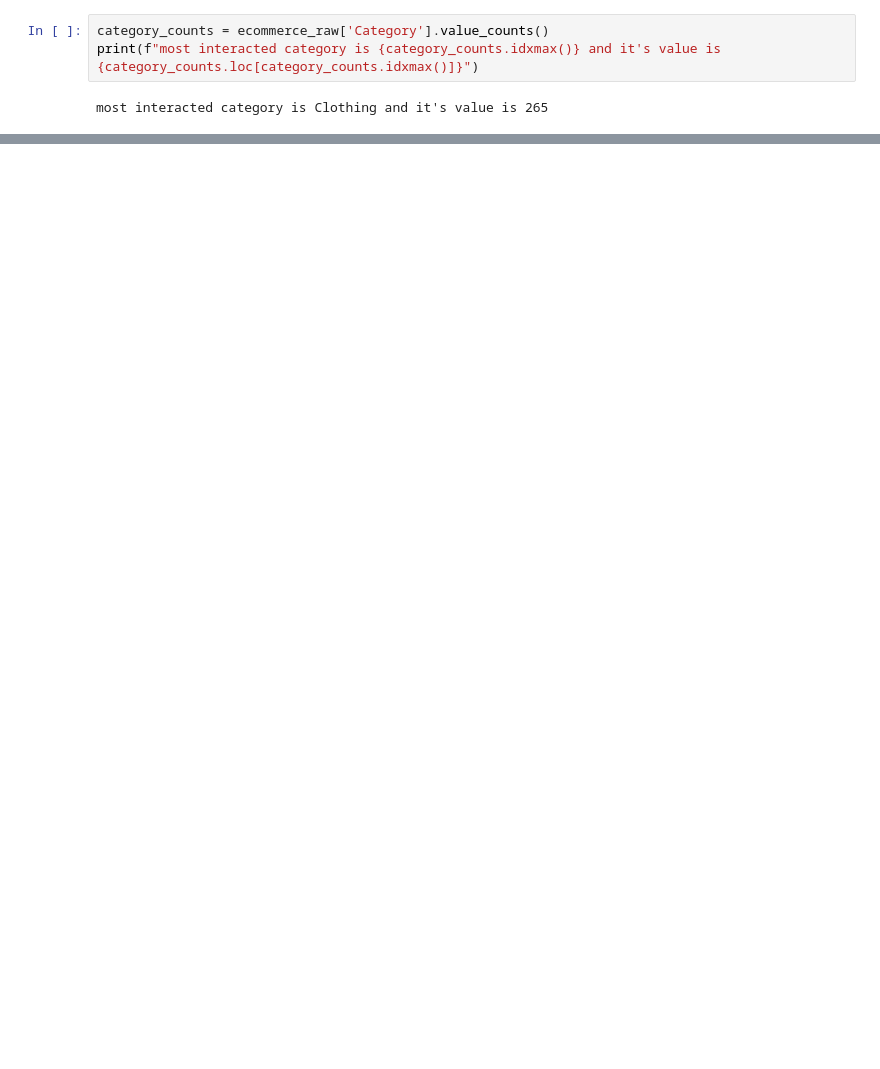
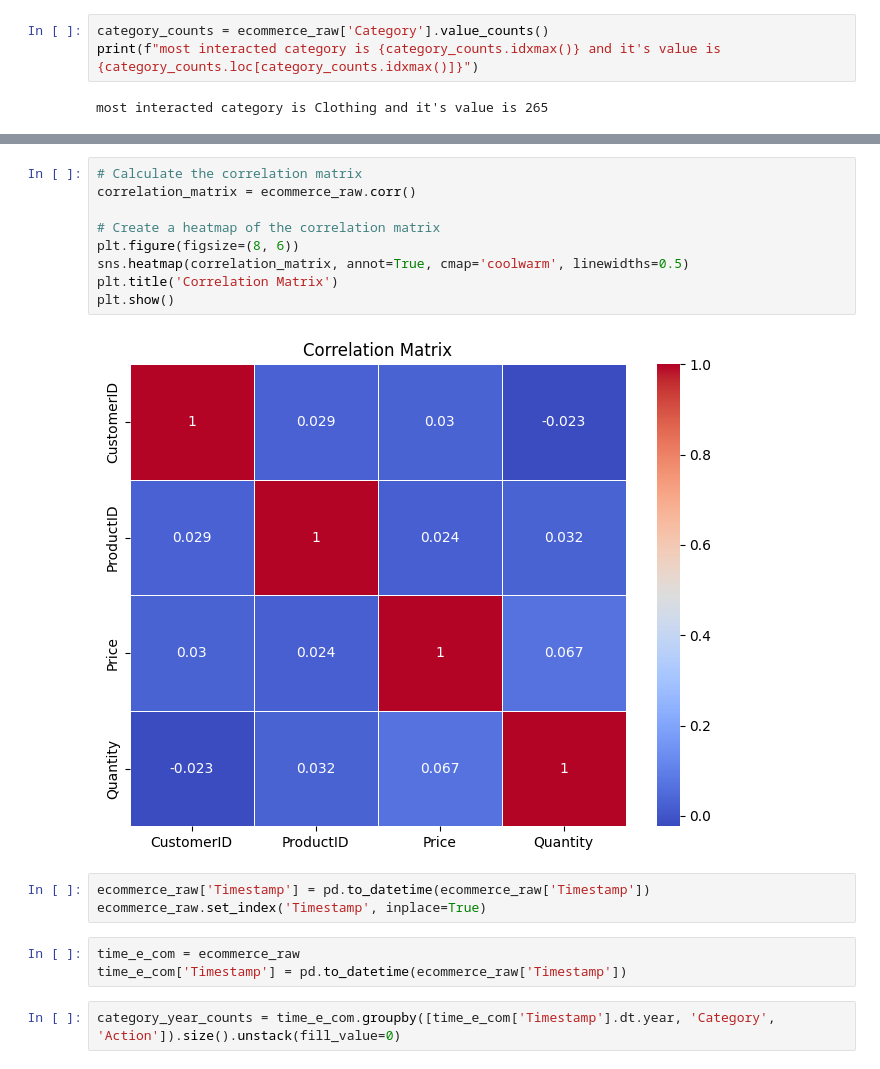
Before and after one commit to akib1162100/ML_base, a Jupyter notebook: ML_intro_asg_2.ipynb, the cells around one changed output, grey strips where cells are left out. Drawn from its saved outputs; the diff is of its cells as text; blank space fills up the shorter version.

```diff
--- a/ML_intro_asg_2.ipynb
+++ b/ML_intro_asg_2.ipynb
@@ -161,0 +278,19 @@ most pricy category is Electronics and it's value is 64283.52246876539
+# %%
+# Calculate the correlation matrix
+correlation_matrix = ecommerce_raw.corr()
+
+# Create a heatmap of the correlation matrix
+plt.figure(figsize=(8, 6))
+sns.heatmap(correlation_matrix, annot=True, cmap='coolwarm', linewidths=0.5)
+plt.title('Correlation Matrix')
+plt.show()
+# %% [output]
+[figure, added]
+# %%
+ecommerce_raw['Timestamp'] = pd.to_datetime(ecommerce_raw['Timestamp'])
+ecommerce_raw.set_index('Timestamp', inplace=True)
+# %%
+time_e_com = ecommerce_raw
+time_e_com['Timestamp'] = pd.to_datetime(ecommerce_raw['Timestamp'])
+# %%
+category_year_counts = time_e_com.groupby([time_e_com['Timestamp'].dt.year, 'Category', 'Action']).size().unstack(fill_value=0)
```
Also changed, not shown: parts of 25 cells of this notebook.
